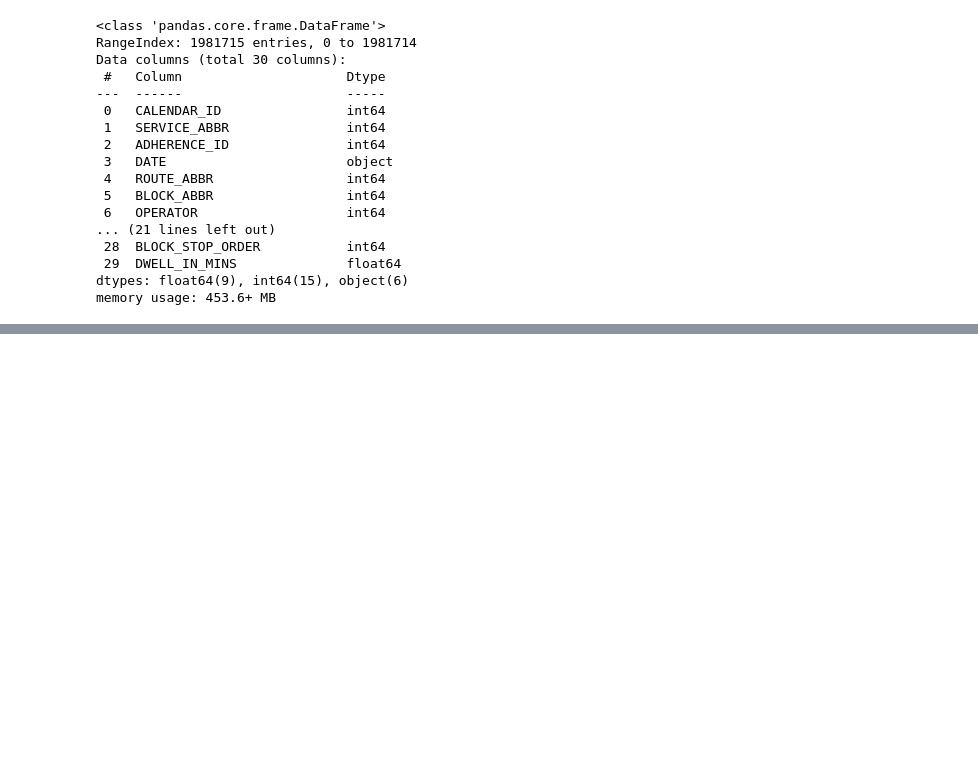
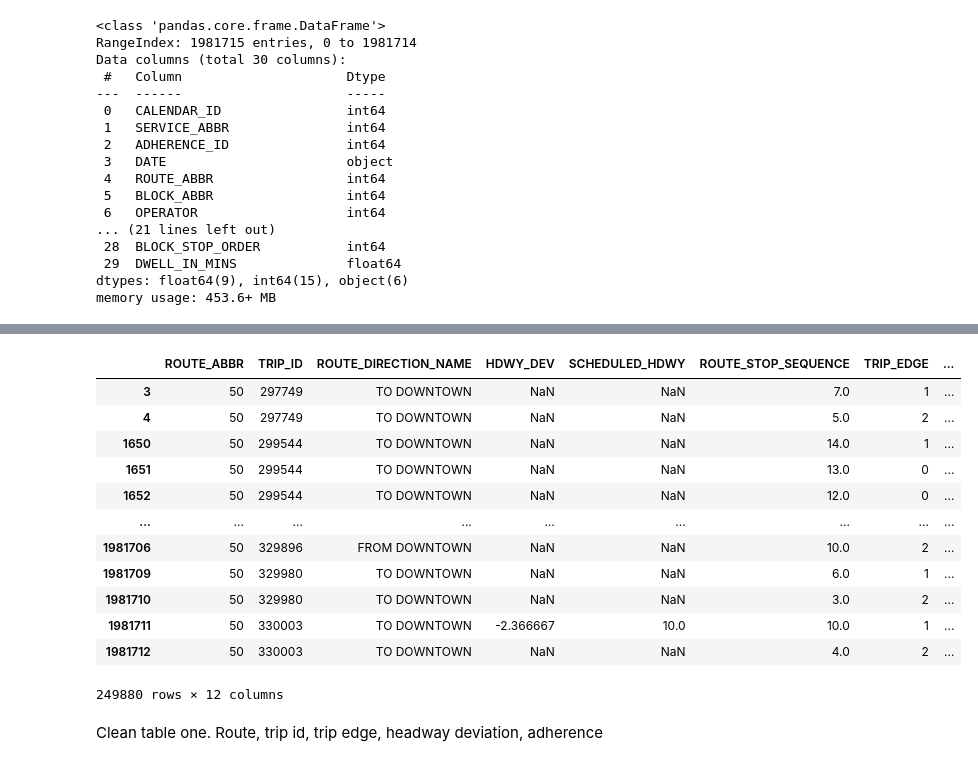
Before and after one commit to NSS-Data-Analytics-Cohort-7/wego-shut_up_and_take_my_query, a Jupyter notebook: notebooks/wego_eda.ipynb, the cells around one changed output, grey strips where cells are left out. Saved outputs shown, nothing was run; the diff lists cells and outputs as text; code cells hidden in the pictures; blank space fills up the shorter version.

```diff
--- a/notebooks/wego_eda.ipynb
+++ b/notebooks/wego_eda.ipynb
@@ -86,0 +118,19 @@ eda1.head()
+# %%
+edge_two = eda1.loc[df['ROUTE_ABBR'] == 50]
+edge_two
+# %% [output]
+|  | ROUTE_ABBR | TRIP_ID | ROUTE_DIRECTION_NAME | HDWY_DEV | SCHEDULED_HDWY | ROUTE_STOP_SEQUENCE | TRIP_EDGE | ... |
+| 3 | 50 | 297749 | TO DOWNTOWN | NaN | NaN | 7.0 | 1 | ... |
+| 4 | 50 | 297749 | TO DOWNTOWN | NaN | NaN | 5.0 | 2 | ... |
+| 1650 | 50 | 299544 | TO DOWNTOWN | NaN | NaN | 14.0 | 1 | ... |
+| 1651 | 50 | 299544 | TO DOWNTOWN | NaN | NaN | 13.0 | 0 | ... |
+| 1652 | 50 | 299544 | TO DOWNTOWN | NaN | NaN | 12.0 | 0 | ... |
+| ... | ... | ... | ... | ... | ... | ... | ... | ... |
+| 1981706 | 50 | 329896 | FROM DOWNTOWN | NaN | NaN | 10.0 | 2 | ... |
+| 1981709 | 50 | 329980 | TO DOWNTOWN | NaN | NaN | 6.0 | 1 | ... |
+| 1981710 | 50 | 329980 | TO DOWNTOWN | NaN | NaN | 3.0 | 2 | ... |
+| 1981711 | 50 | 330003 | TO DOWNTOWN | -2.366667 | 10.0 | 10.0 | 1 | ... |
+| 1981712 | 50 | 330003 | TO DOWNTOWN | NaN | NaN | 4.0 | 2 | ... |
+249880 rows × 12 columns
+# %% [markdown]
+Clean table one. Route, trip id, trip edge, headway deviation, adherence
```
Also changed, not shown: parts of 8 cells of this notebook.
